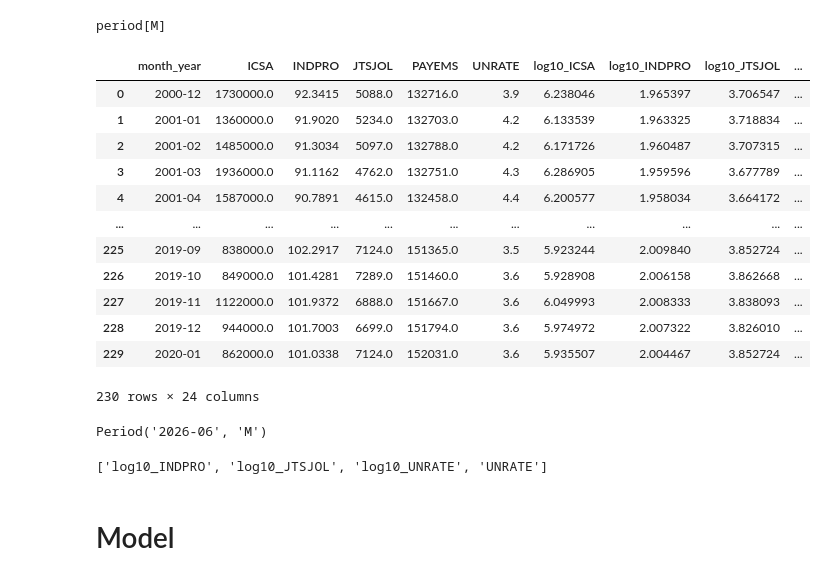
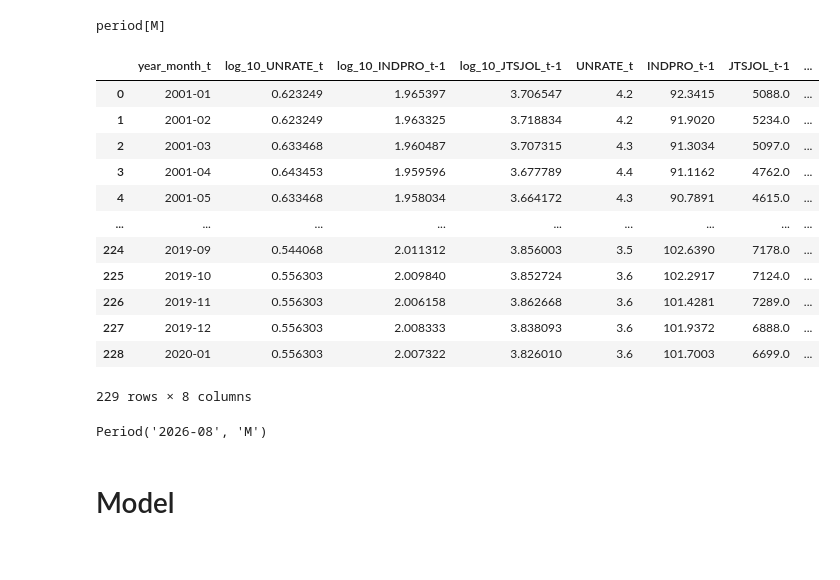
Before and after one commit to mx-lnk/us-unemployment-forecasting-pipeline, a Jupyter notebook: notebooks/model.ipynb, the cells around one changed output. Saved outputs shown, nothing was run; the diff lists cells and outputs as text; code cells hidden in the pictures.

Commit message:
reworked model so it is compatible with the new pipeline.

```diff
--- a/notebooks/model.ipynb
+++ b/notebooks/model.ipynb
@@ -17,7 +17,7 @@ import all_features
 # %% [markdown]
 # Import data from the DB
 # %%
-df = all_features.get_all_features()
+df = feature_pipeline.get_features()
 # %%
 df
 # %% [output]
@@ -109,29 +78,25 @@ df['month_year'].dtype
 period[M]
 # %%
 backtest_last_origin = pd.Period("2020-01")
-df[df['month_year'] <= (backtest_last_origin)]
+df[df['year_month_t'] <= (backtest_last_origin)]
 # %% [output]
-|  | month_year | ICSA | INDPRO | JTSJOL | PAYEMS | UNRATE | log10_ICSA | log10_INDPRO | log10_JTSJOL | ... |
-| 0 | 2000-12 | 1730000.0 | 92.3415 | 5088.0 | 132716.0 | 3.9 | 6.238046 | 1.965397 | 3.706547 | ... |
-| 1 | 2001-01 | 1360000.0 | 91.9020 | 5234.0 | 132703.0 | 4.2 | 6.133539 | 1.963325 | 3.718834 | ... |
-| 2 | 2001-02 | 1485000.0 | 91.3034 | 5097.0 | 132788.0 | 4.2 | 6.171726 | 1.960487 | 3.707315 | ... |
-| 3 | 2001-03 | 1936000.0 | 91.1162 | 4762.0 | 132751.0 | 4.3 | 6.286905 | 1.959596 | 3.677789 | ... |
-| 4 | 2001-04 | 1587000.0 | 90.7891 | 4615.0 | 132458.0 | 4.4 | 6.200577 | 1.958034 | 3.664172 | ... |
-| ... | ... | ... | ... | ... | ... | ... | ... | ... | ... | ... |
-| 225 | 2019-09 | 838000.0 | 102.2917 | 7124.0 | 151365.0 | 3.5 | 5.923244 | 2.009840 | 3.852724 | ... |
-| 226 | 2019-10 | 849000.0 | 101.4281 | 7289.0 | 151460.0 | 3.6 | 5.928908 | 2.006158 | 3.862668 | ... |
-| 227 | 2019-11 | 1122000.0 | 101.9372 | 6888.0 | 151667.0 | 3.6 | 6.049993 | 2.008333 | 3.838093 | ... |
-| 228 | 2019-12 | 944000.0 | 101.7003 | 6699.0 | 151794.0 | 3.6 | 5.974972 | 2.007322 | 3.826010 | ... |
-| 229 | 2020-01 | 862000.0 | 101.0338 | 7124.0 | 152031.0 | 3.6 | 5.935507 | 2.004467 | 3.852724 | ... |
+|  | year_month_t | log_10_UNRATE_t | log_10_INDPRO_t-1 | log_10_JTSJOL_t-1 | UNRATE_t | INDPRO_t-1 | JTSJOL_t-1 | ... |
+| 0 | 2001-01 | 0.623249 | 1.965397 | 3.706547 | 4.2 | 92.3415 | 5088.0 | ... |
+| 1 | 2001-02 | 0.623249 | 1.963325 | 3.718834 | 4.2 | 91.9020 | 5234.0 | ... |
+| 2 | 2001-03 | 0.633468 | 1.960487 | 3.707315 | 4.3 | 91.3034 | 5097.0 | ... |
+| 3 | 2001-04 | 0.643453 | 1.959596 | 3.677789 | 4.4 | 91.1162 | 4762.0 | ... |
+| 4 | 2001-05 | 0.633468 | 1.958034 | 3.664172 | 4.3 | 90.7891 | 4615.0 | ... |
+| ... | ... | ... | ... | ... | ... | ... | ... | ... |
+| 224 | 2019-09 | 0.544068 | 2.011312 | 3.856003 | 3.5 | 102.6390 | 7178.0 | ... |
+| 225 | 2019-10 | 0.556303 | 2.009840 | 3.852724 | 3.6 | 102.2917 | 7124.0 | ... |
+| 226 | 2019-11 | 0.556303 | 2.006158 | 3.862668 | 3.6 | 101.4281 | 7289.0 | ... |
+| 227 | 2019-12 | 0.556303 | 2.008333 | 3.838093 | 3.6 | 101.9372 | 6888.0 | ... |
+| 228 | 2020-01 | 0.556303 | 2.007322 | 3.826010 | 3.6 | 101.7003 | 6699.0 | ... |
-230 rows × 24 columns
+229 rows × 8 columns
 # %%
-df['month_year'].max()
+df['year_month_t'].max()
 # %% [output]
-Period('2026-06', 'M')
+Period('2026-08', 'M')
-# %%
-sets['log10_levels_set_w_unrate_less_features']
-# %% [output]
-['log10_INDPRO', 'log10_JTSJOL', 'log10_UNRATE', 'UNRATE']
 # %% [markdown]
 # Model
 # %% [markdown]
```
Also changed, not shown: parts of 24 cells of this notebook, 2 other files.
